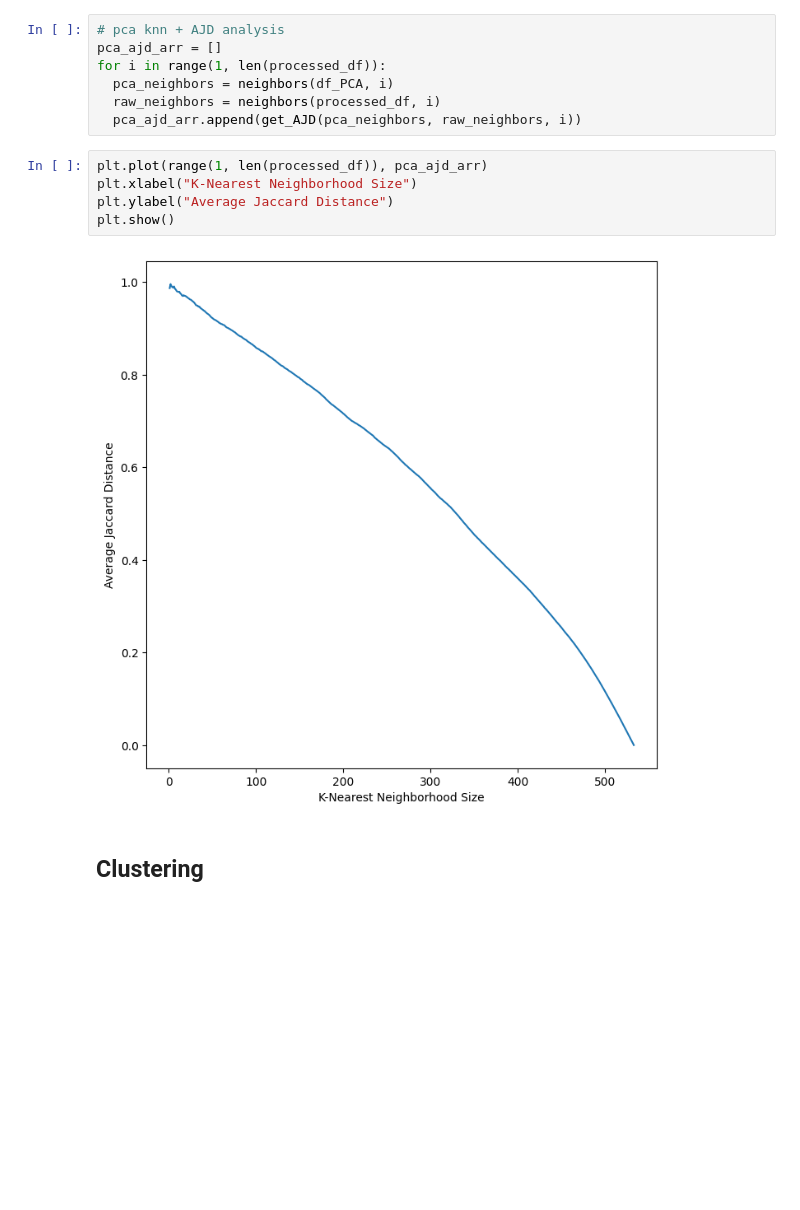
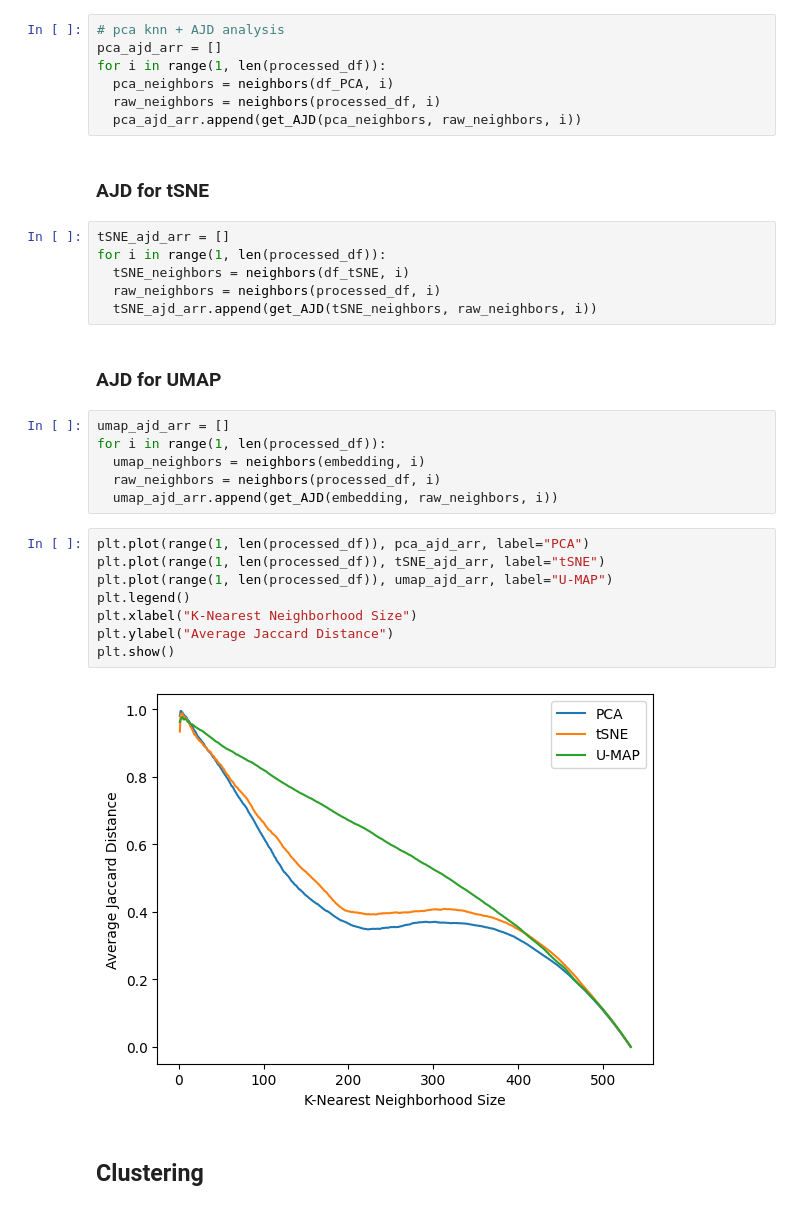
Before and after one commit to cdkostov/crazy-insane-research, a Jupyter notebook: AJDandKNN.ipynb, the cells around one changed output. Cells and saved outputs as stored; diff of their text form; blank space fills up the shorter version.

Commit message:
all ajd plots

```diff
--- a/AJDandKNN.ipynb
+++ b/AJDandKNN.ipynb
@@ -206,13 +206,32 @@ for i in range(1, len(processed_df)):
   pca_neighbors = neighbors(df_PCA, i)
   raw_neighbors = neighbors(processed_df, i)
   pca_ajd_arr.append(get_AJD(pca_neighbors, raw_neighbors, i))
+# %% [markdown]
+### AJD for tSNE
+# %%
+tSNE_ajd_arr = []
+for i in range(1, len(processed_df)):
+  tSNE_neighbors = neighbors(df_tSNE, i)
+  raw_neighbors = neighbors(processed_df, i)
+  tSNE_ajd_arr.append(get_AJD(tSNE_neighbors, raw_neighbors, i))
+# %% [markdown]
+### AJD for UMAP
+# %%
+umap_ajd_arr = []
+for i in range(1, len(processed_df)):
+  umap_neighbors = neighbors(embedding, i)
+  raw_neighbors = neighbors(processed_df, i)
+  umap_ajd_arr.append(get_AJD(embedding, raw_neighbors, i))
 # %%
-plt.plot(range(1, len(processed_df)), pca_ajd_arr)
+plt.plot(range(1, len(processed_df)), pca_ajd_arr, label="PCA")
+plt.plot(range(1, len(processed_df)), tSNE_ajd_arr, label="tSNE")
+plt.plot(range(1, len(processed_df)), umap_ajd_arr, label="U-MAP")
+plt.legend()
 plt.xlabel("K-Nearest Neighborhood Size")
 plt.ylabel("Average Jaccard Distance")
 plt.show()
 # %% [output]
-[figure, old version]
+[figure, new version]
 # %% [markdown]
 ## Clustering
 # %%
```
Also changed, not shown: parts of 22 cells of this notebook.
